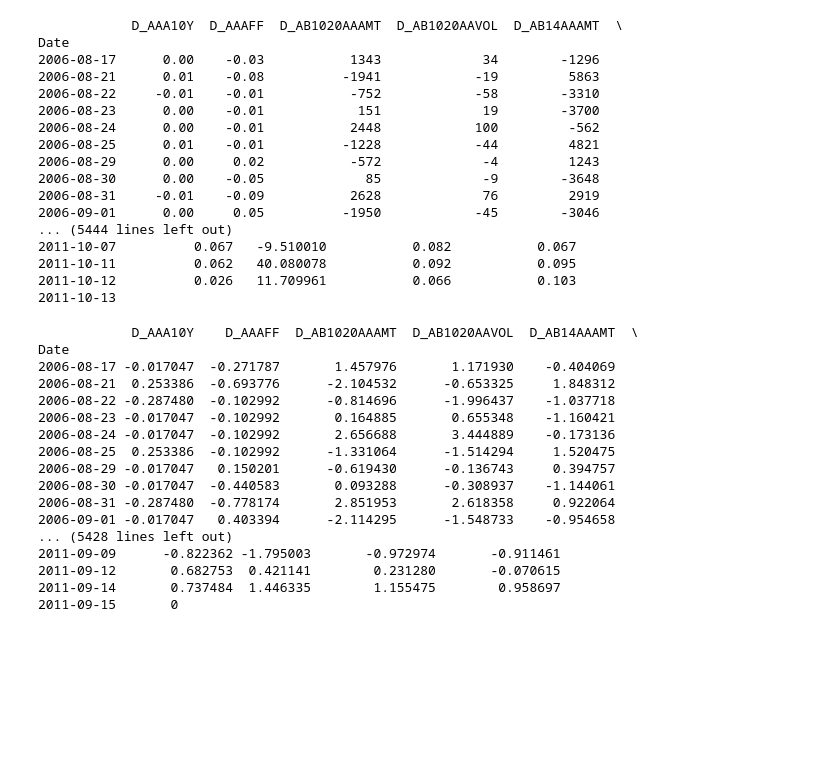
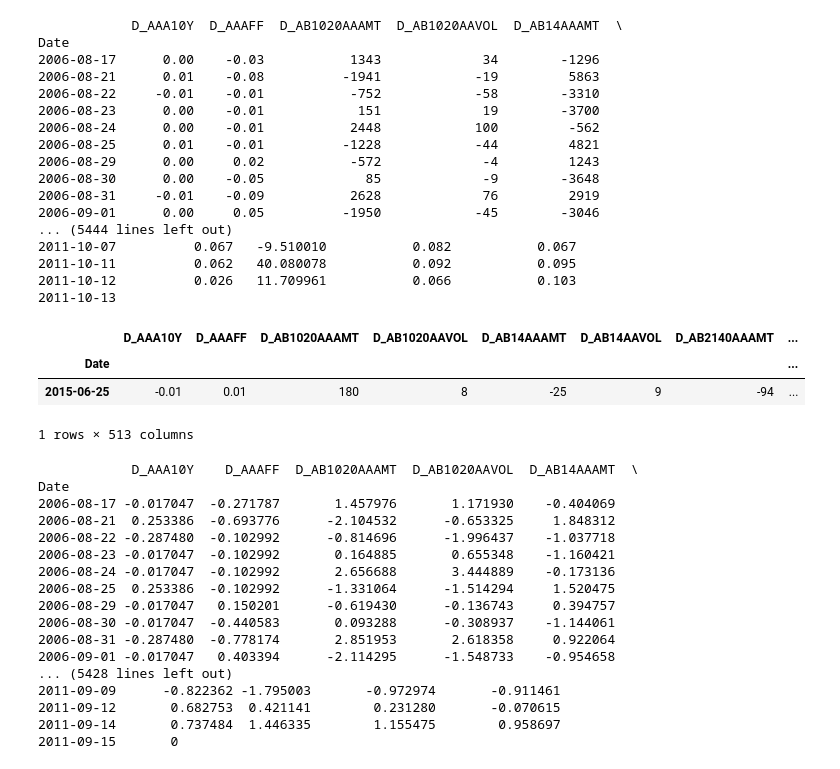
Before and after one commit to wilkung/Predicting_Markets_with_Neural_Nets, a Jupyter notebook: kojack_wilson.ipynb, the cells around one changed output. Saved outputs shown, nothing was run; the diff lists cells and outputs as text; code cells hidden in the pictures; blank space fills up the shorter version.

```diff
--- a/kojack_wilson.ipynb
+++ b/kojack_wilson.ipynb
@@ -510,5 +485,12 @@ Date
 2011-10-11          0.062   40.080078           0.092           0.095
 2011-10-12          0.026   11.709961           0.066           0.103
 2011-10-13
+# %%
+X_Data_Diffs_Shifted.tail(1)
+# %% [output]
+|  | D_AAA10Y | D_AAAFF | D_AB1020AAAMT | D_AB1020AAVOL | D_AB14AAAMT | D_AB14AAVOL | D_AB2140AAAMT | ... |
+| Date |  |  |  |  |  |  |  | ... |
+| 2015-06-25 | -0.01 | 0.01 | 180 | 8 | -25 | 9 | -94 | ... |
+1 rows × 513 columns
 # %%
 from sklearn import preprocessing
```
Also changed, not shown: parts of 17 cells of this notebook, 2 other files.
